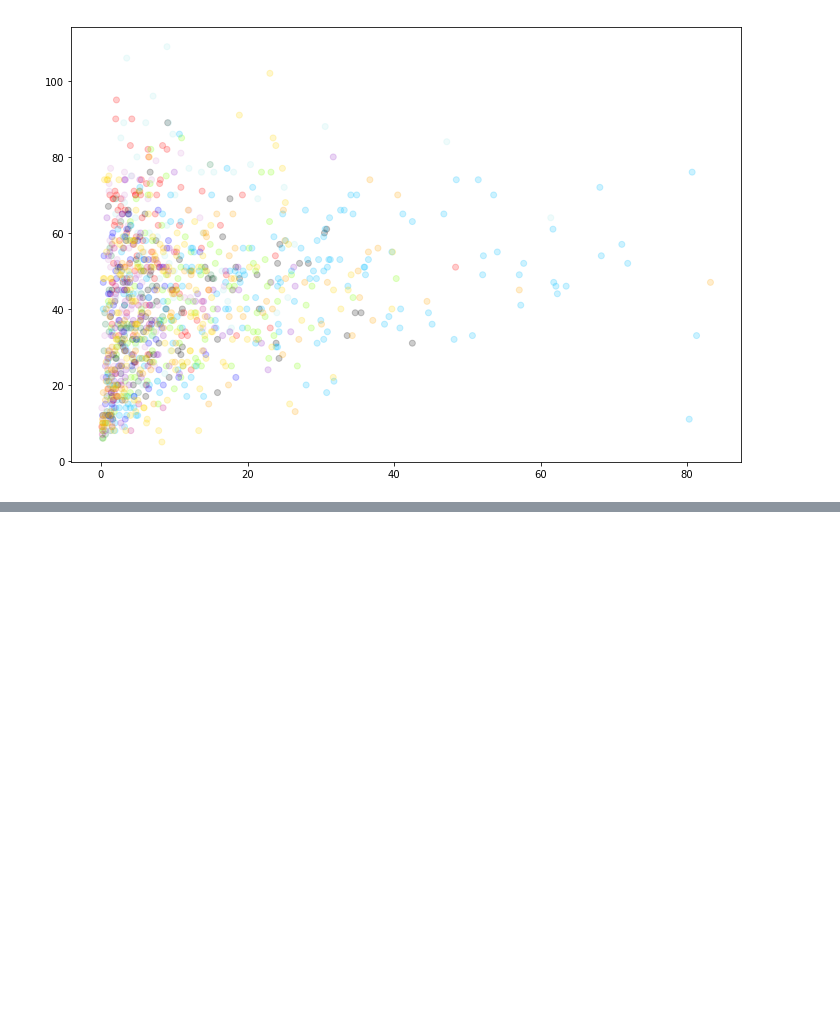
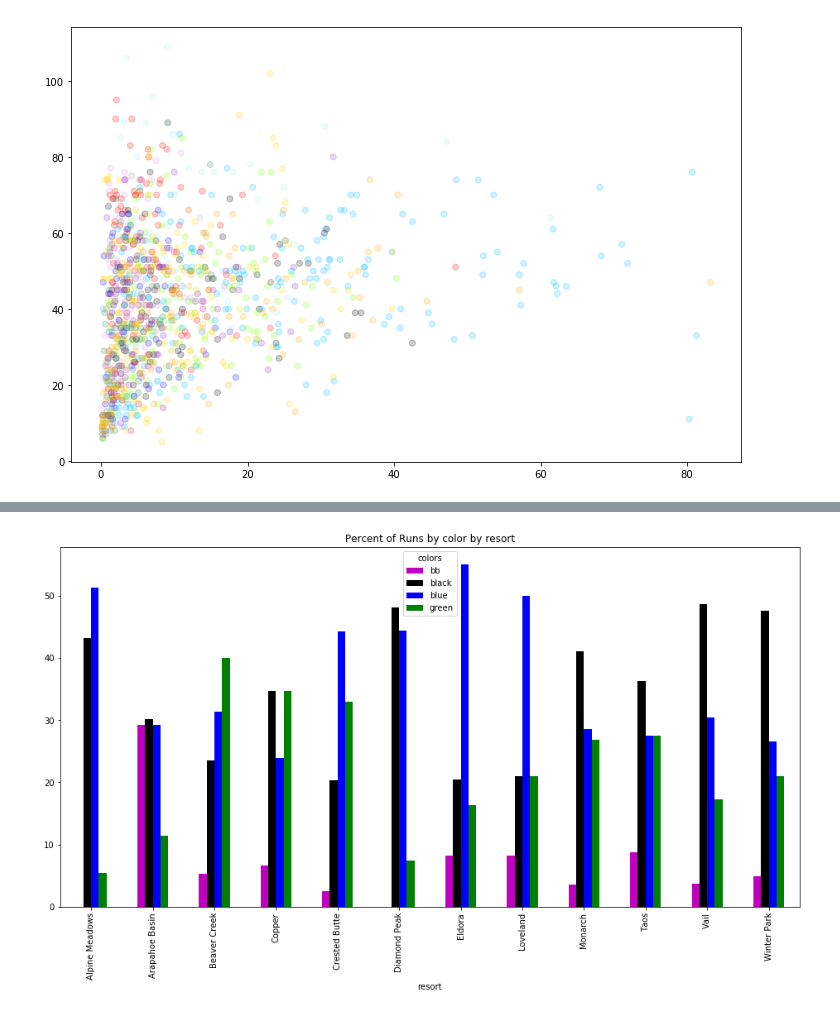
Before and after one commit to kfarbman/ski-recommender, a Jupyter notebook: visualizations.ipynb, the cells around one changed output, grey strips where cells are left out. Drawn from its saved outputs; the diff is of its cells as text; code cells hidden in the pictures; blank space fills up the shorter version.

```diff
--- a/visualizations.ipynb
+++ b/visualizations.ipynb
@@ -71,0 +79,10 @@ plt.scatter(df['slope_area_(acres)'][(df['slope_area_(acres)'] < 100)&(df['max_g
+# %%
+df_pct = df.groupby(['resort','colors']).size().unstack().fillna(0).copy()
+df_pct['total'] = df_pct.sum(axis=1)
+for col in df_pct.columns[:-1]:
+    df_pct[col] = (df_pct[col]/df_pct['total'])*100
+df_pct = df_pct.drop('total',axis=1)
+# %%
+df_pct.plot(kind='bar',figsize=(16,8),color=['m','k','b','g'], title='Percent of Runs by color by resort');
+# %% [output]
+[figure, added]
```
Also changed, not shown: parts of 7 cells of this notebook, 3 other files.
